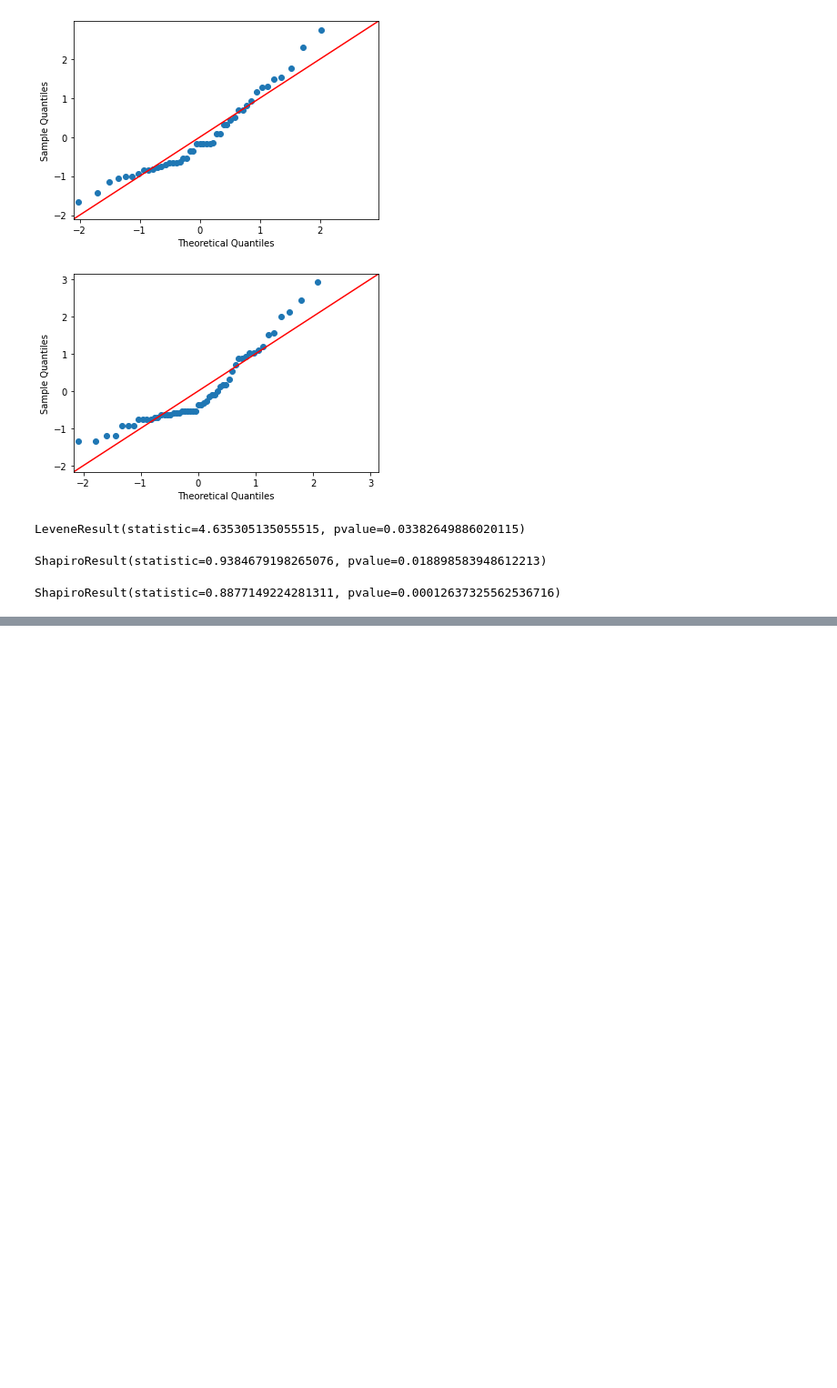
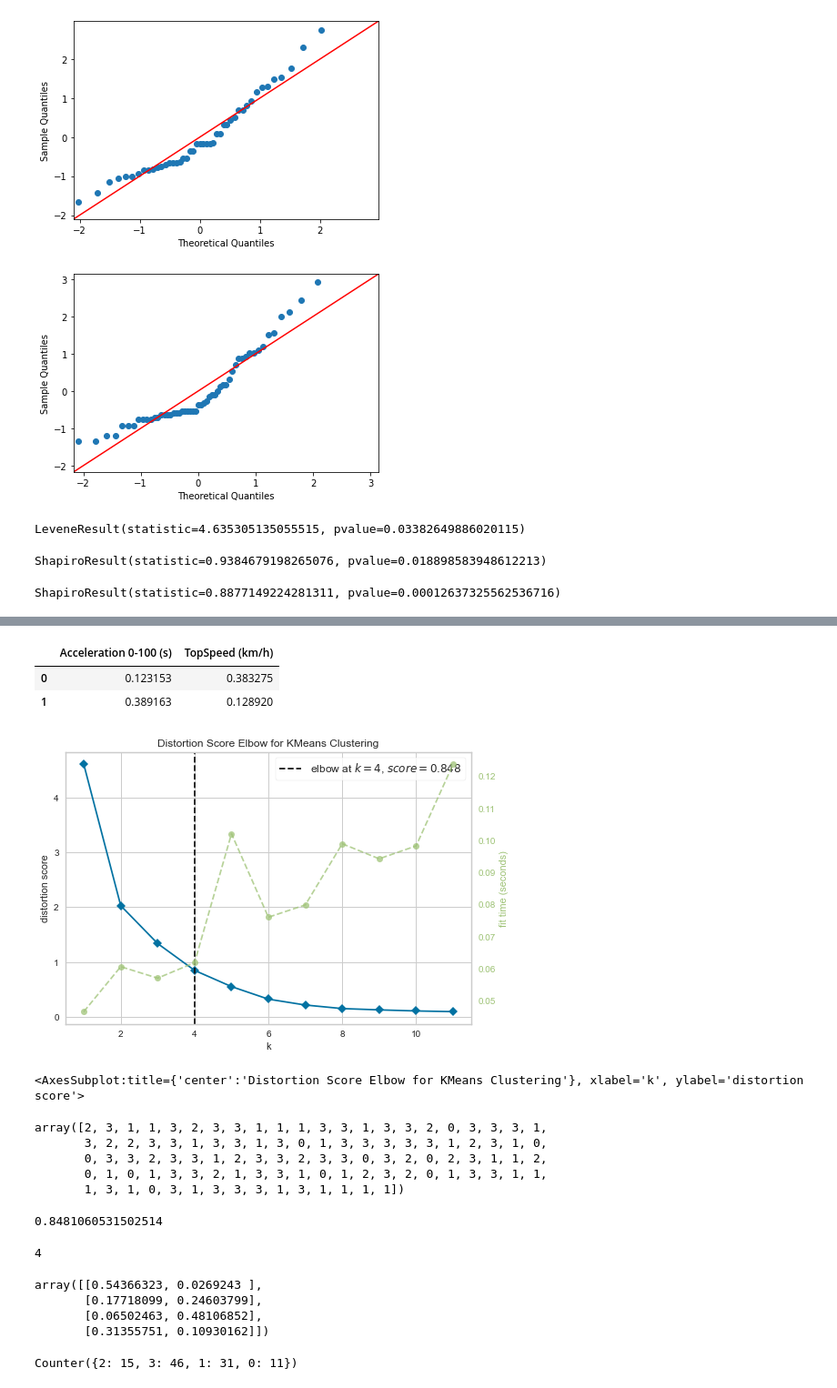
Before and after one commit to MartinJank/OZNAL, a Jupyter notebook: eda.ipynb, the cells around one changed output, grey strips where cells are left out. Shown: that part at 91% size. Drawn from its saved outputs; the diff is of its cells as text; code cells hidden in the pictures; blank space fills up the shorter version.

```diff
--- a/eda.ipynb
+++ b/eda.ipynb
@@ -536,0 +588,20 @@ ShapiroResult(statistic=0.8877149224281311, pvalue=0.00012637325562536716)
+# %%
+from sklearn.datasets import make_blobs
+import pandas as pd
+
+# make as panda dataframe for easy understanding
+df = pd.DataFrame(data, columns=["Acceleration 0-100 (s)", "TopSpeed (km/h)"])
+# df = pd.DataFrame(data, columns=["BodyStyle", "Efficiency (Wh/km)"])
+df.head(2)
+# %% [output]
+|  | Acceleration 0-100 (s) | TopSpeed (km/h) |
+| 0 | 0.123153 | 0.383275 |
+| 1 | 0.389163 | 0.128920 |
+# %%
+from yellowbrick.cluster import KElbowVisualizer
+model = KMeans()
+visualizer = KElbowVisualizer(model, k=(1,12)).fit(df)
+visualizer.show()
+# %% [output]
+[figure, added]
+<AxesSubplot:title={'center':'Distortion Score Elbow for KMeans Clustering'}, xlabel='k', ylabel='distortion score'>
@@ -536,0 +611,28 @@ ShapiroResult(statistic=0.8877149224281311, pvalue=0.00012637325562536716)
+# %%
+kmeans.labels_
+# %% [output]
+array([2, 3, 1, 1, 3, 2, 3, 3, 1, 1, 1, 3, 3, 1, 3, 3, 2, 0, 3, 3, 3, 1,
+       3, 2, 2, 3, 3, 1, 3, 3, 1, 3, 0, 1, 3, 3, 3, 3, 3, 1, 2, 3, 1, 0,
+       0, 3, 3, 2, 3, 3, 1, 2, 3, 3, 2, 3, 3, 0, 3, 2, 0, 2, 3, 1, 1, 2,
+       0, 1, 0, 1, 3, 3, 2, 1, 3, 3, 1, 0, 1, 2, 3, 2, 0, 1, 3, 3, 1, 1,
+       1, 3, 1, 0, 3, 1, 3, 3, 3, 1, 3, 1, 1, 1, 1])
+# %%
+kmeans.inertia_
+# %% [output]
+0.8481060531502514
+# %%
+kmeans.n_iter_
+# %% [output]
+4
+# %%
+kmeans.cluster_centers_
+# %% [output]
+array([[0.54366323, 0.0269243 ],
+       [0.17718099, 0.24603799],
+       [0.06502463, 0.48106852],
+       [0.31355751, 0.10930162]])
+# %%
+from collections import Counter
+Counter(kmeans.labels_)
+# %% [output]
+Counter({2: 15, 3: 46, 1: 31, 0: 11})
```
Also changed, not shown: parts of 11 cells of this notebook.
